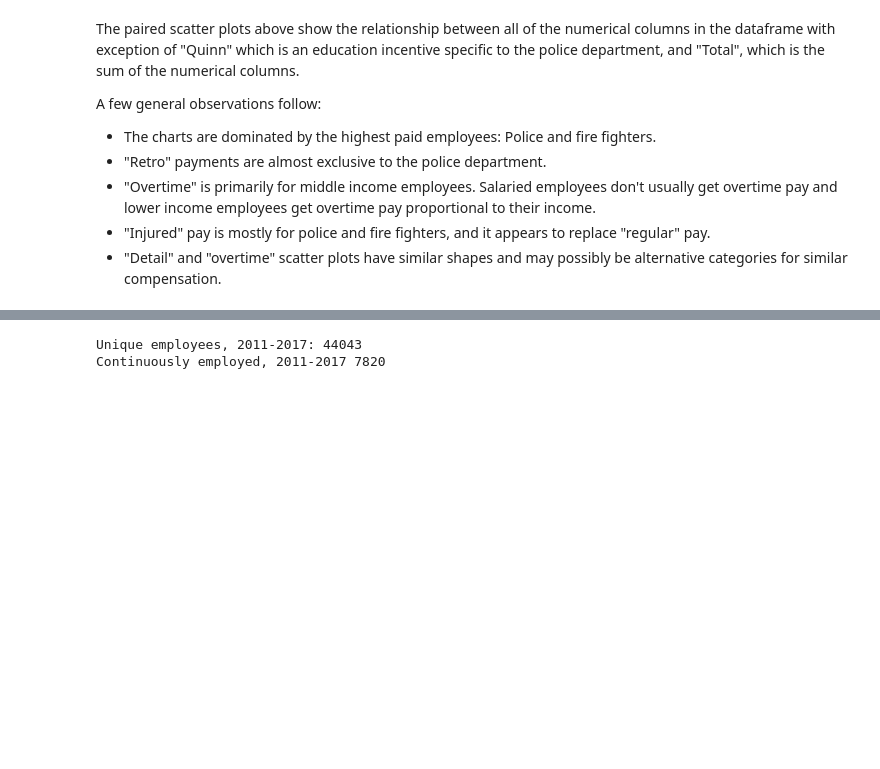
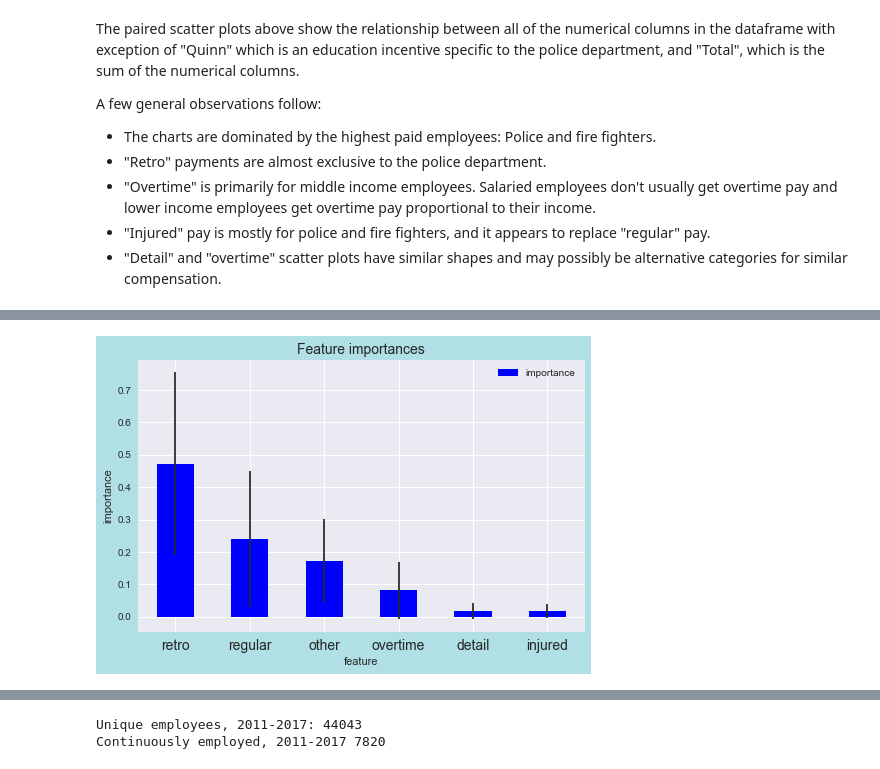
Before and after one commit to Turanga1/Springboard_DataScience, a Jupyter notebook: Capstone 1 - Boston Earnings Report/boston_earnings_analysis.ipynb, the cells around one changed output, grey strips where cells are left out. Saved outputs shown, nothing was run; the diff lists cells and outputs as text; code cells hidden in the pictures; blank space fills up the shorter version.

```diff
--- a/Capstone 1 - Boston Earnings Report/boston_earnings_analysis.ipynb
+++ b/Capstone 1 - Boston Earnings Report/boston_earnings_analysis.ipynb
@@ -151,0 +239,14 @@ print(metrics.accuracy_score(clf.predict(X_test), y_test))
+# %%
+# train a decision tree classifier:
+dtc = DecisionTreeClassifier(max_depth=2, min_samples_split=100)
+dtc.fit(X_train, y_train)
+
+# metrics:
+print('Score:', dtc.score(X_test, y_test))
+cm = metrics.confusion_matrix(y, dtc.predict(X))
+print('Confusion matrix:', '\n', cm)
+accuracy = (cm[0][0] + cm[1][1])/pol_ff.shape[0]
+a2 = metrics.accuracy_score(dtc.predict(X_test), y_test)
+print('Accuracy:', accuracy, '\n', a2)
+cv_scores = cross_val_score(dtc, X, y, cv=10)
+print('mean cv score:', np.mean(cv_scores), '\n')
@@ -151,0 +267,21 @@ print(metrics.accuracy_score(clf.predict(X_test), y_test))
+# %%
+# train a random forest classifier:
+rfc = RandomForestClassifier(n_estimators=100, max_depth=8, min_samples_split=20)
+rfc.fit(X_train, y_train)
+
+# metrics:
+print('Score:', rfc.score(X_test, y_test))
+cm = metrics.confusion_matrix(y, rfc.predict(X))
+print('Confusion matrix:', '\n', cm)
+accuracy = (cm[0][0] + cm[1][1])/pol_ff.shape[0]
+a2 = metrics.accuracy_score(rfc.predict(X_test), y_test)
+print('Accuracy:', accuracy, '\n', a2)
+cv_scores = cross_val_score(rfc, X, y, cv=10)
+print('mean cv score:', np.mean(cv_scores), '\n')
+
+# generate feature importances and standard deviations dataframe
+std = np.std([tree.feature_importances_ for tree in rfc.estimators_], axis=0)
+importances = pd.DataFrame([X_test.columns, rfc.feature_importances_, std])\
+                .T.rename(columns={0:'feature', 1:'importance', 2:'std'})\
+                .sort_values(by='importance', ascending=False)
+print(importances)
@@ -151,0 +304,10 @@ print(metrics.accuracy_score(clf.predict(X_test), y_test))
+# %%
+# Plot the feature importances of the forest
+fig, ax = plt.subplots(facecolor='powderblue', figsize=(8,5))
+importances.plot('feature', 'importance', kind='bar', color="b", yerr='std', align="center", ax=ax)
+plt.title('Feature importances', fontsize=14)
+plt.ylabel('importance')
+ax.set_xticklabels(importances['feature'], rotation=0, fontsize=14)
+plt.show()
+# %% [output]
+[figure, added]
```
Also changed, not shown: parts of 38 cells of this notebook.
